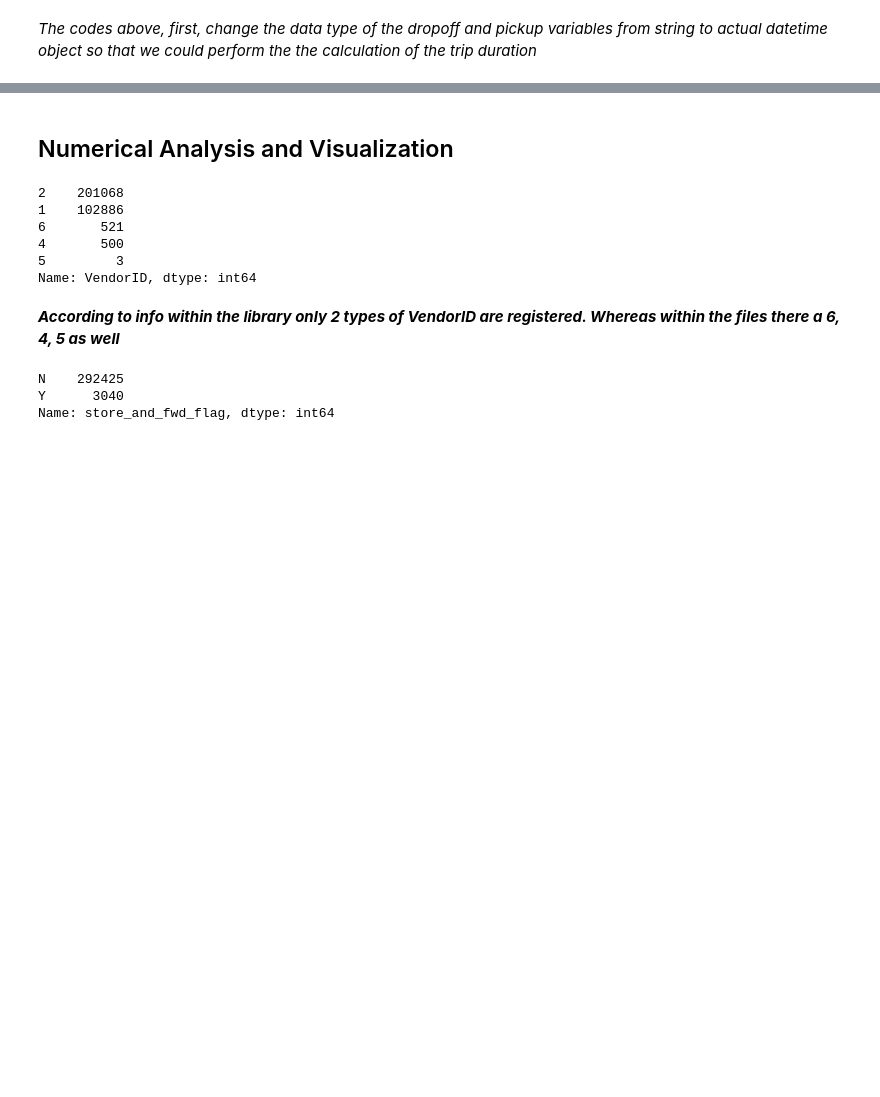
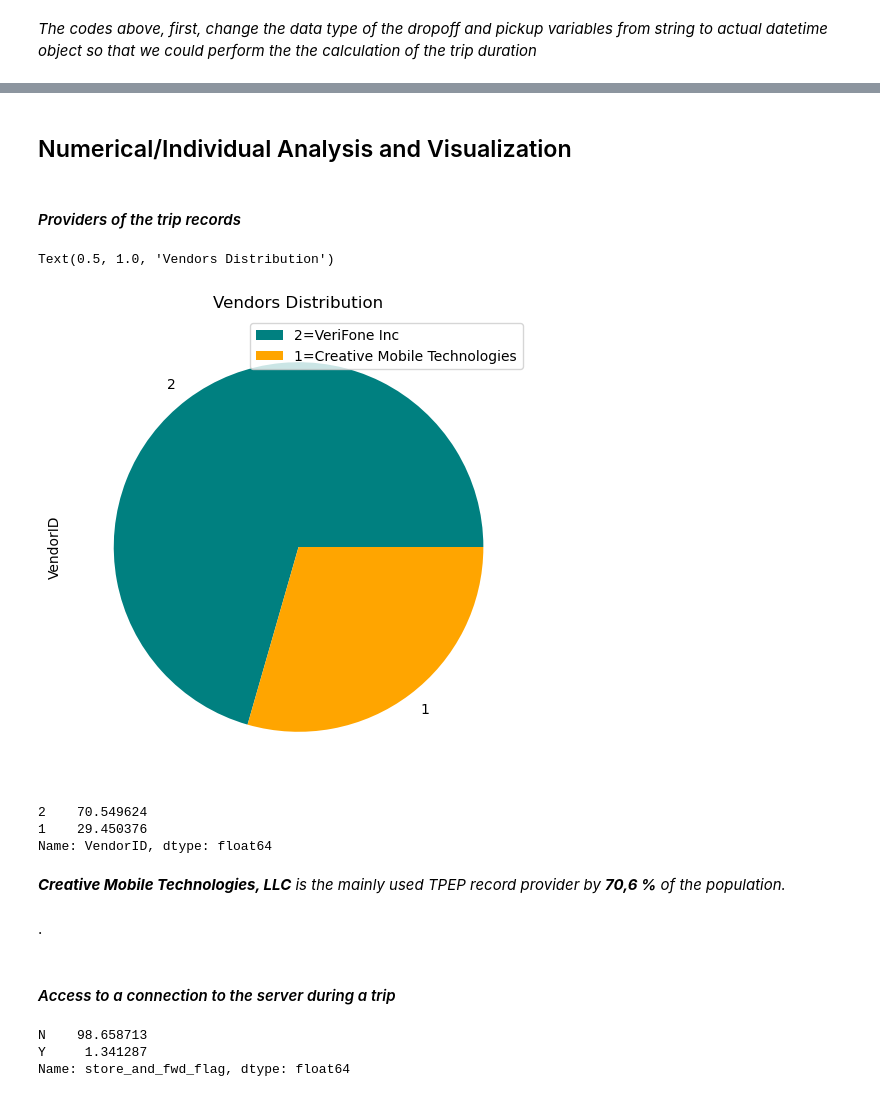
Before and after one commit to deanstanly/Project_Yellow_Taxi, a Jupyter notebook: Yellow_taxi_JN.ipynb, the cells around one changed output, grey strips where cells are left out. Drawn from its saved outputs; the diff is of its cells as text; code cells hidden in the pictures; blank space fills up the shorter version.

```diff
--- a/Yellow_taxi_JN.ipynb
+++ b/Yellow_taxi_JN.ipynb
@@ -101,0 +159,3 @@ _numpy use NAN to identify a missing value
+# %%
+yt = yt[~yt['RatecodeID'].isin([99])]
+yt['RatecodeID'].value_counts()
@@ -101,0 +172,3 @@ _numpy use NAN to identify a missing value
+# %%
+yt = yt[~yt['payment_type'].isin([0])]
+yt['payment_type'].value_counts()
@@ -101,0 +183,2 @@ _numpy use NAN to identify a missing value
+# %%
+yt = yt[(yt['fare_amount'] >= 0) & (yt['trip_distance'] >= 0) & (yt['extra'] >= 0) & (yt['mta_tax'] >= 0) & (yt['tip_amount'] >= 0) & (yt['tolls_amount'] >= 0) & (yt['total_amount'] >= 0)  & (yt['improvement_surcharge'] >= 0) & (yt['congestion_surcharge'] >=0) & (yt['airport_fee'] >=0) & (yt['congestion_surcharge'] >= 0)]
@@ -151,19 +315,35 @@ yt['trip_additional_charge'] = yt['total_amount'] - yt['fare_amount']
 # %% [markdown]
-## Numerical Analysis and Visualization
+## Numerical/Individual Analysis and Visualization
-# %%
-yt['VendorID'].value_counts()
-# %% [output]
-2    201068
-1    102886
-6       521
-4       500
-5         3
-Name: VendorID, dtype: int64
-# %% [markdown]
-**_According to info within the library only 2 types of VendorID are registered. Whereas within the files there a 6, 4, 5 as well_**
-# %%
-yt['store_and_fwd_flag'].value_counts()
-# %% [output]
-N    292425
-Y      3040
-Name: store_and_fwd_flag, dtype: int64
+# %% [markdown]
+#### _Providers of the trip records_
+# %%
+yt['VendorID'].value_counts().plot(kind='pie', figsize=(6,6), colors=['teal', 'orange'])
+
+labels = ['2=VeriFone Inc', '1=Creative Mobile Technologies']
+
+plt.legend(labels, loc="best")
+plt.title("Vendors Distribution")
+# %% [output]
+Text(0.5, 1.0, 'Vendors Distribution')
+[figure, added]
+# %%
+
+yt_percentage = (yt['VendorID'].value_counts() / len(yt)) * 100
+print(yt_percentage)
+# %% [output]
+2    70.549624
+1    29.450376
+Name: VendorID, dtype: float64
+# %% [markdown]
+_**Creative Mobile Technologies, LLC** is the mainly used TPEP record provider by **70,6 %** of the population._
+# %% [markdown]
+.
+# %% [markdown]
+#### _Access to a connection to the server during a trip_
+# %%
+store_and_fwd_percentage = (yt['store_and_fwd_flag'].value_counts() / len(yt)) * 100
+print(store_and_fwd_percentage)
+# %% [output]
+N    98.658713
+Y     1.341287
+Name: store_and_fwd_flag, dtype: float64
```
Also changed, not shown: parts of 101 cells of this notebook.
